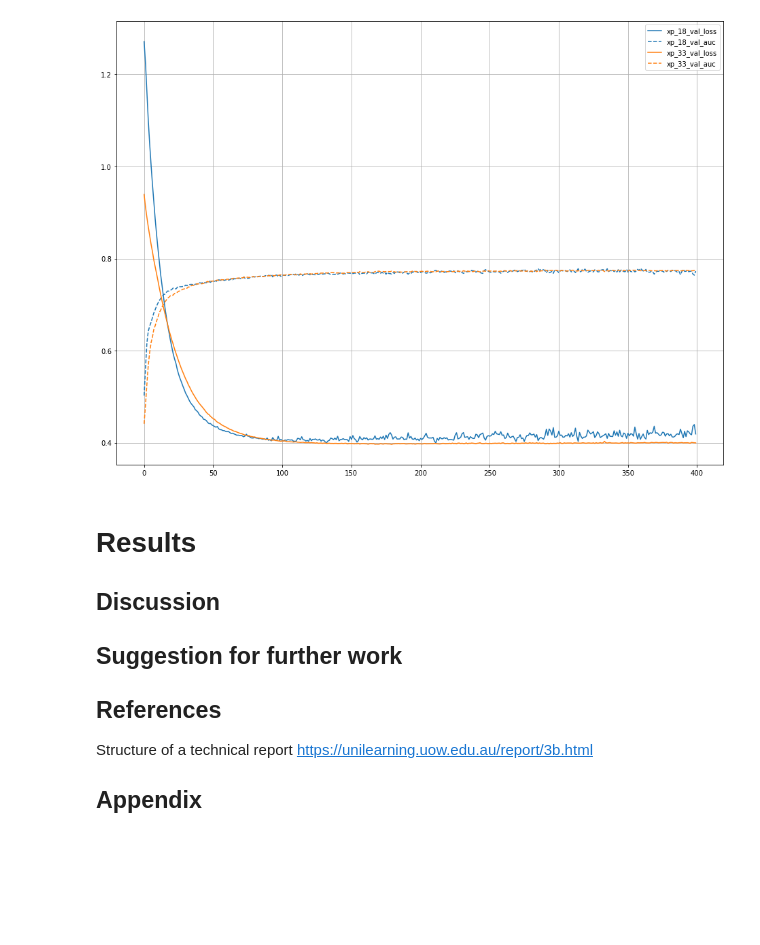
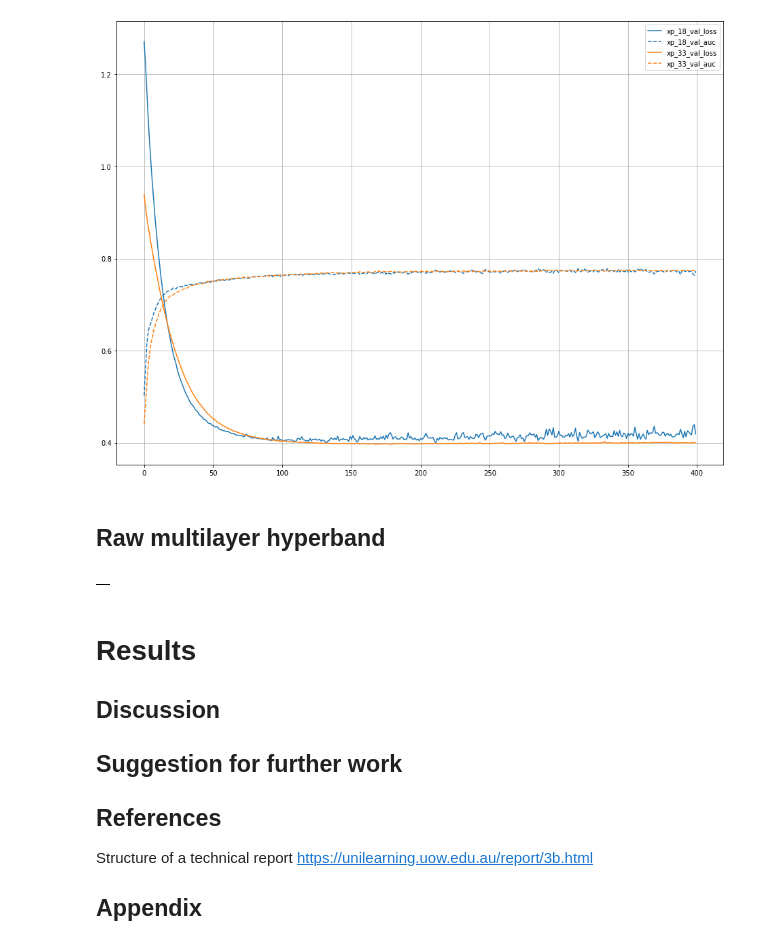
Before and after one commit to Tipulidae/mim, a Jupyter notebook: notebooks/2021-02-11-conv_params.ipynb, the cells around one changed output. Drawn from its saved outputs; the diff is of its cells as text; code cells hidden in the pictures; blank space fills up the shorter version.

Commit message:
Adds notebook examining hyper parameters for CNN
WIP. Still need to summarize it I think.

```diff
--- a/notebooks/2021-02-11-conv_params.ipynb
+++ b/notebooks/2021-02-11-conv_params.ipynb
@@ -560,6 +560,14 @@ s.sort_values(by='auc')
 p.plot_history(['xp_18', 'xp_33'], columns=['val_loss', 'val_auc'], figsize=(16,12), grid=True)
 # %% [output]
 [figure]
+# %% [markdown]
+## Raw multilayer hyperband
+# %%
+p = Presenter('HyperSearch/RawMultiLayerHyperband')
+# %%
+p.describe()
+# %% [output]
+|  |
 # %% [markdown]
 # Results
 
```
